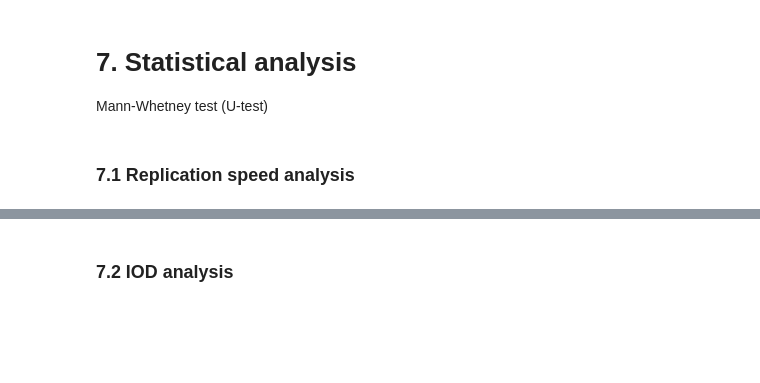
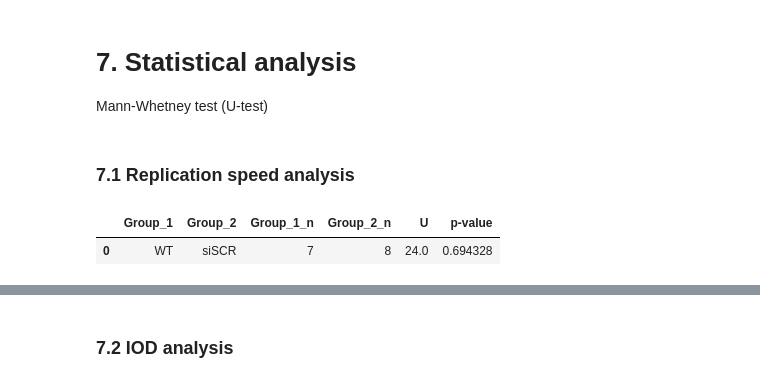
Before and after one commit to Lopatushka/DNA_fibers, a Jupyter notebook: data_agg.ipynb, the cells around one changed output, grey strips where cells are left out. Cells and saved outputs as stored; diff of their text form; code cells hidden in the pictures; blank space fills up the shorter version.

```diff
--- a/data_agg.ipynb
+++ b/data_agg.ipynb
@@ -313,3 +318,53 @@ outliers_iod
 Mann-Whetney test (U-test)
 # %% [markdown]
 ### 7.1 Replication speed analysis
+# %%
+# -------------------------------------------------------
+# Data and settings
+# -------------------------------------------------------
+data_plot = replication_speed
+var = "Speed_kb_min"
+control_sample = "WT"
+
+# Subset of control data to compare with
+control_df = data_plot.loc[
+    data_plot["Sample_name"] == control_sample,
+    var
+].dropna()
+
+experimental_samples = set(data_plot["Sample_name"]) - {control_sample}
+
+results = []
+
+# Iteration through the experimental samples
+for sample in experimental_samples:
+
+    # Subset of experimental sample
+    sample_df = data_plot.loc[
+    data_plot["Sample_name"] == sample,
+    var
+    ].dropna()
+
+    # Statistics calculation
+    stat, p = mannwhitneyu(
+    control_df,
+    sample_df
+    )
+
+    results.append({
+    "Group_1": control_sample,
+    "Group_2": sample,
+    "Group_1_n": len(control_df),
+    "Group_2_n": len(sample_df),
+    "U": stat,
+    "p-value": p,
+    })
+
+# Convert data into dataframe
+speed_u = pd.DataFrame(results)
+
+# Show results
+speed_u
+# %% [output]
+|  | Group_1 | Group_2 | Group_1_n | Group_2_n | U | p-value |
+| 0 | WT | siSCR | 7 | 8 | 24.0 | 0.694328 |
```
Also changed, not shown: parts of 6 cells of this notebook.
